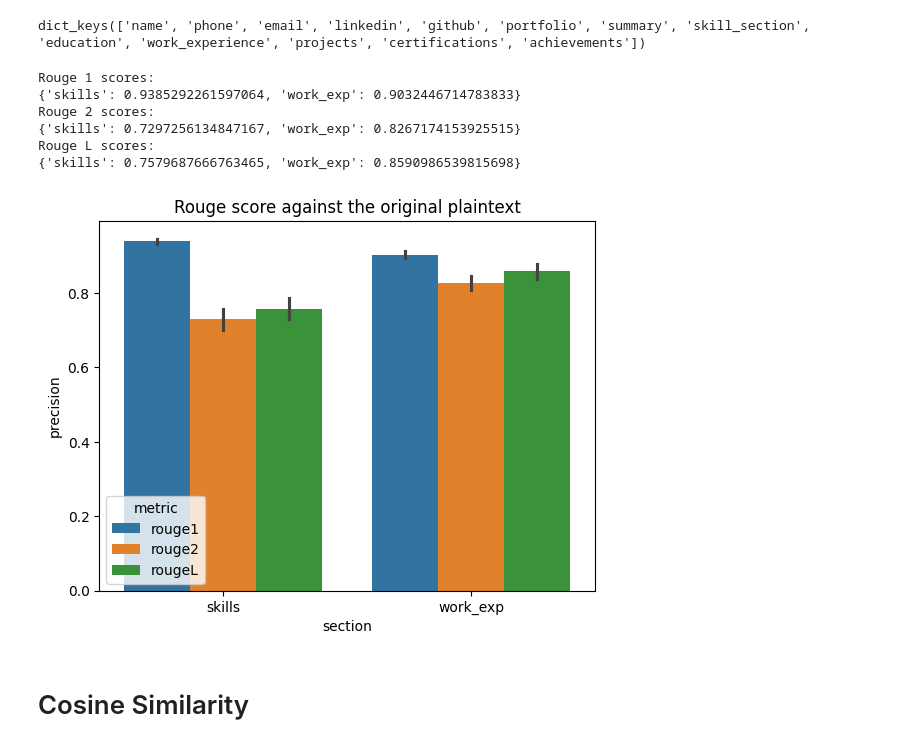
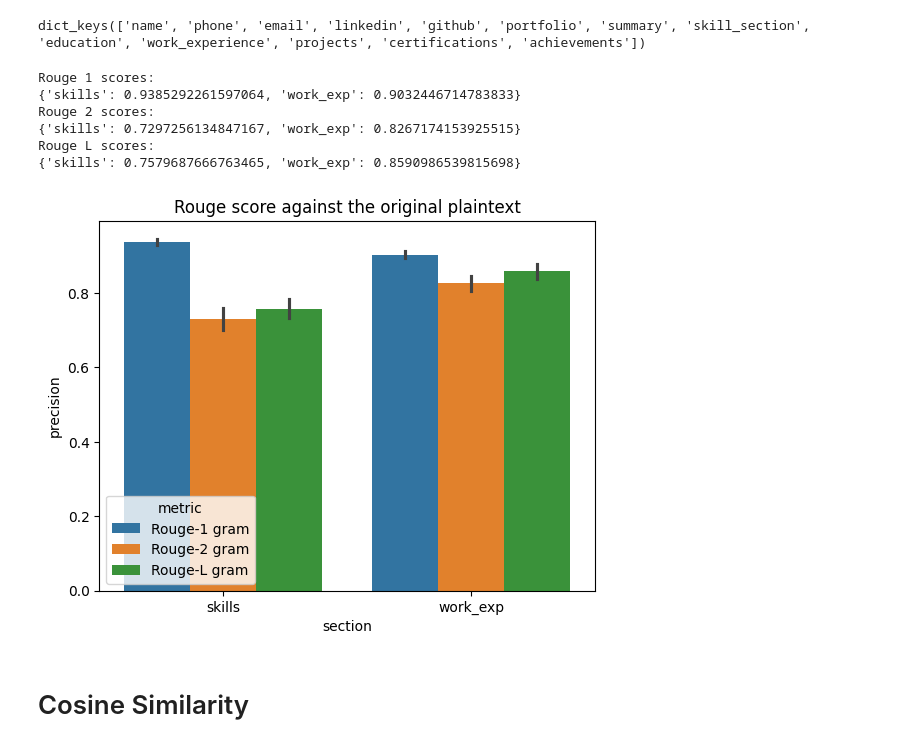
Before and after one commit to daiqing2009/ResumeFlow, a Jupyter notebook: benchmark/resume_extraction_bechmark.ipynb, the cells around one changed output. Drawn from its saved outputs; the diff is of its cells as text; code cells hidden in the pictures.

```diff
--- a/benchmark/resume_extraction_bechmark.ipynb
+++ b/benchmark/resume_extraction_bechmark.ipynb
@@ -173,37 +173,37 @@ r2_scores_avg = {
 rL_scores_avg = {
     'skills' : sum([s['rougeL'].precision for s in skill_scores])/len(skill_scores),
     'work_exp' : sum([s['rougeL'].precision for s in work_exp_scores])/len(work_exp_scores),
 }
 
 print("Rouge 1 scores:")
 print(r1_scores_avg)
 
 print("Rouge 2 scores:")
 print(r2_scores_avg)
 
 print("Rouge L scores:")
 print(rL_scores_avg)
 
 r1_df = pd.DataFrame(r1_scores)
-r1_df['metric'] = 'rouge1'
+r1_df['metric'] = 'Rouge-1 gram'
 r2_df = pd.DataFrame(r2_scores)
-r2_df['metric'] = 'rouge2'
+r2_df['metric'] = 'Rouge-2 gram'
 rL_df = pd.DataFrame(rL_scores)
-rL_df['metric'] = 'rougeL'
+rL_df['metric'] = 'Rouge-L gram'
 
 score_df = pd.concat([r1_df, r2_df, rL_df])
 score_df = score_df.melt(id_vars=['metric'], var_name='section', value_name='precision')
 sns.barplot(score_df, x='section', y='precision', hue='metric')
 plt.title("Rouge score against the original plaintext")
 plt.show()
 # %% [output]
 Rouge 1 scores:
 {'skills': 0.9385292261597064, 'work_exp': 0.9032446714783833}
 Rouge 2 scores:
 {'skills': 0.7297256134847167, 'work_exp': 0.8267174153925515}
 Rouge L scores:
 {'skills': 0.7579687666763465, 'work_exp': 0.8590986539815698}
-[figure, old version]
+[figure, new version]
 # %% [markdown]
 # Cosine Similarity
 # %%
```
Also changed, not shown: 5 other files.
